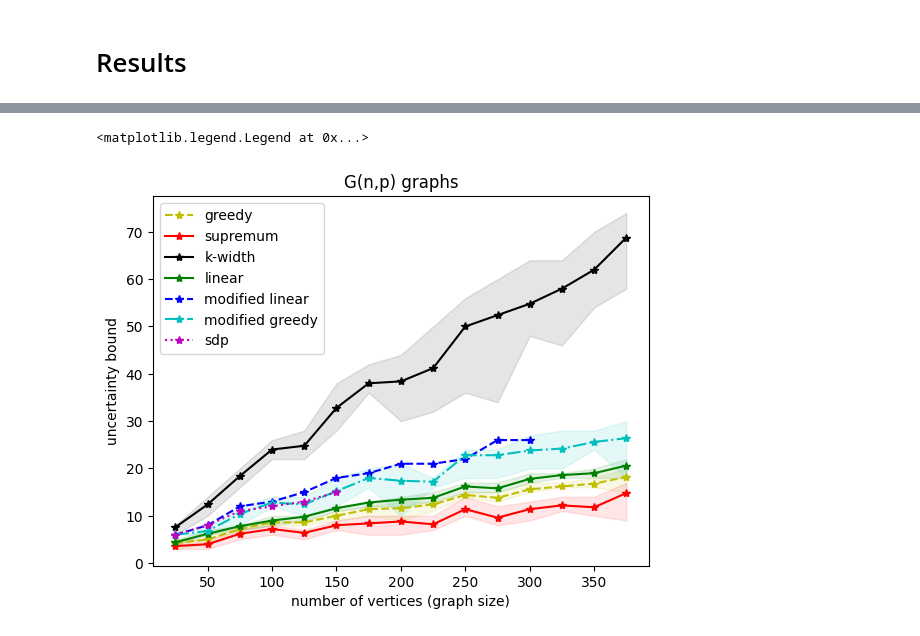
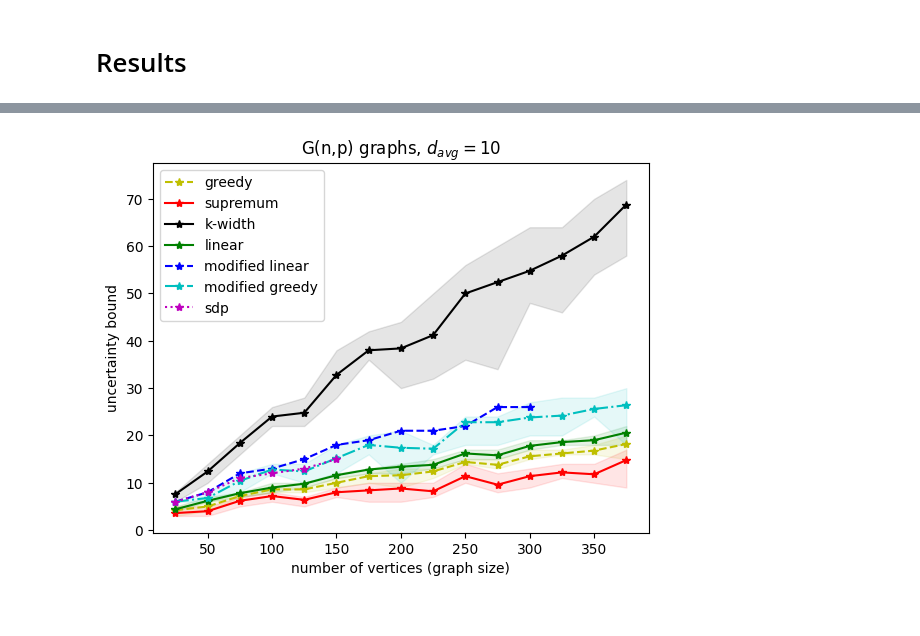
Before and after one commit to Joost-L/Uncertainty_Principle_on_Graphs, a Jupyter notebook: Delocalisation-numerical-experiments.ipynb, the cells around one changed output, grey strips where cells are left out. Saved outputs shown, nothing was run; the diff lists cells and outputs as text; code cells hidden in the pictures.

Commit message:
Cleared code and created plots

```diff
--- a/Delocalisation-numerical-experiments.ipynb
+++ b/Delocalisation-numerical-experiments.ipynb
@@ -814,27 +737,27 @@ linear_mod_res = [6, 8, 12, 13, 15, 18, 19, 21, 21, 22, 26, 26]
 sdp_res = [6, 8, 11, 12, 13, 15]
 # %%
 ran = range(25,400,25) #matrixSizes
-plt.title('G(n,p) graphs')
+plt.title('G(n,p) graphs, $d_{avg}=10$')
 plt.plot(ran, np.mean(greedy_res, axis = 0),       'y*--', label = 'greedy')
 plt.plot(ran, np.mean(sup_res, axis = 0),          'r*-',  label = 'supremum')
 plt.plot(ran, np.mean(kwidth_res, axis = 0),       'k*-',  label = 'k-width')
 plt.plot(ran, np.mean(linear_res, axis = 0),       'g*-',  label = 'linear')
 
 
 plt.plot(ran[:12], linear_mod_res,            'b*--',  label = 'modified linear')
 plt.plot(ran, np.mean(greedy_mod_res, axis = 0),      'c*-.',  label = 'modified greedy')
 plt.plot(ran[:6], sdp_res,               'm*:',  label = 'sdp')
 
 plt.fill_between(ran, np.min(greedy_res, axis =0), np.max(greedy_res, axis =0), color='y', alpha=0.1)
 plt.fill_between(ran, np.min(sup_res,    axis =0), np.max(sup_res,    axis =0), color='r', alpha=0.1)
 plt.fill_between(ran, np.min(kwidth_res, axis =0), np.max(kwidth_res, axis =0), color='k', alpha=0.1)
 plt.fill_between(ran, np.min(linear_res, axis =0), np.max(linear_res, axis =0), color='g', alpha=0.1)
 plt.fill_between(ran, np.min(greedy_mod_res, axis =0), np.max(greedy_mod_res, axis =0), color='c', alpha=0.1)
 
 
 plt.xlabel("number of vertices (graph size)")
 plt.ylabel("uncertainty bound")
 plt.legend()
+plt.savefig("GnpD10.png")
 # %% [output]
-<matplotlib.legend.Legend at 0x...>
-[figure, old version]
+[figure, new version]
```
Also changed, not shown: parts of 6 cells of this notebook.
